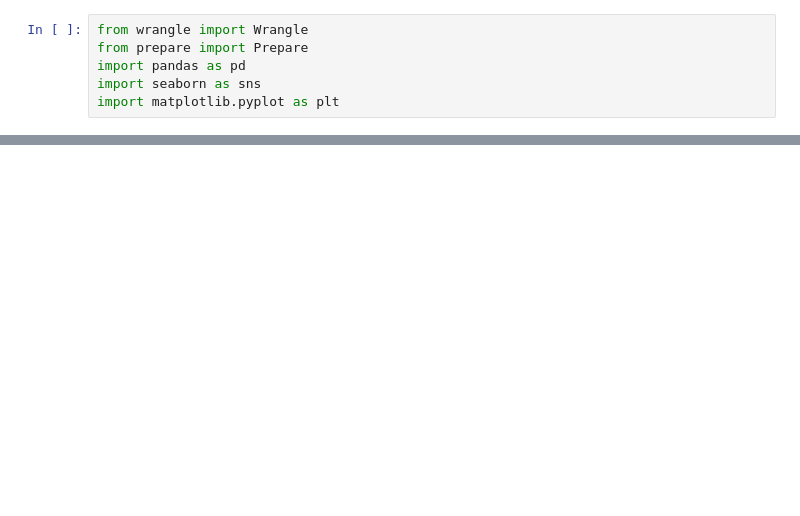
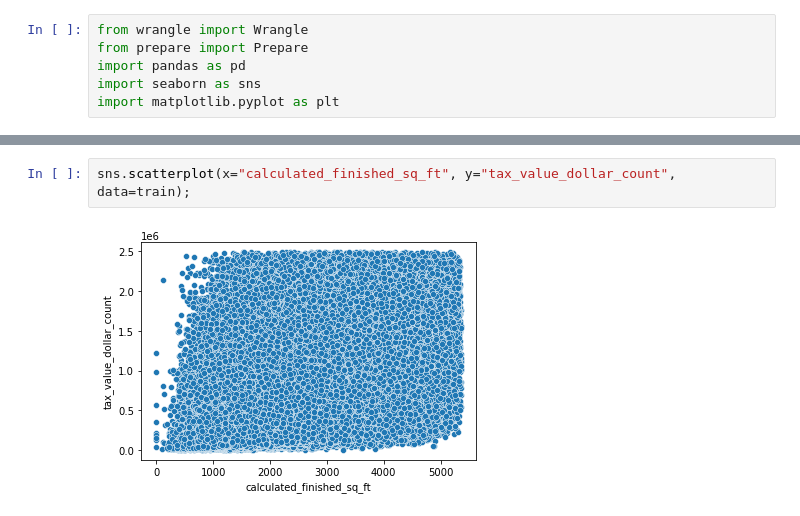
Before and after one commit to scottschmidl/zillow_housing_prices, a Jupyter notebook: explore.ipynb, the cells around one changed output, grey strips where cells are left out. Drawn from its saved outputs; the diff is of its cells as text; blank space fills up the shorter version.

```diff
--- a/explore.ipynb
+++ b/explore.ipynb
@@ -16,0 +25,4 @@ train.head()
+# %%
+sns.scatterplot(x="calculated_finished_sq_ft", y="tax_value_dollar_count", data=train);
+# %% [output]
+[figure, added]
```
Also changed, not shown: parts of 3 cells of this notebook.
